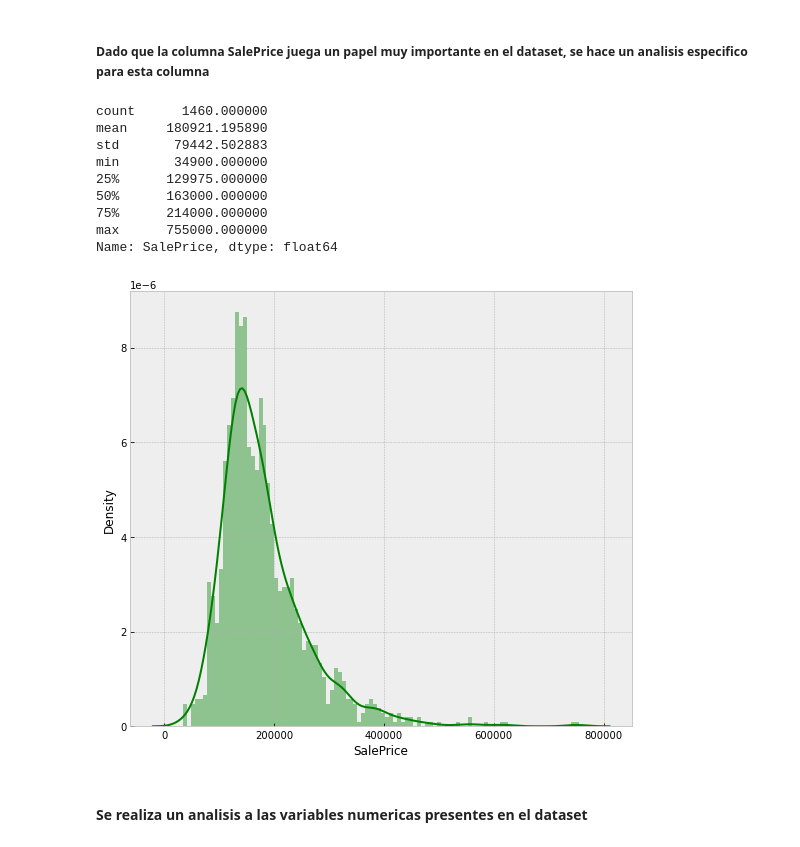
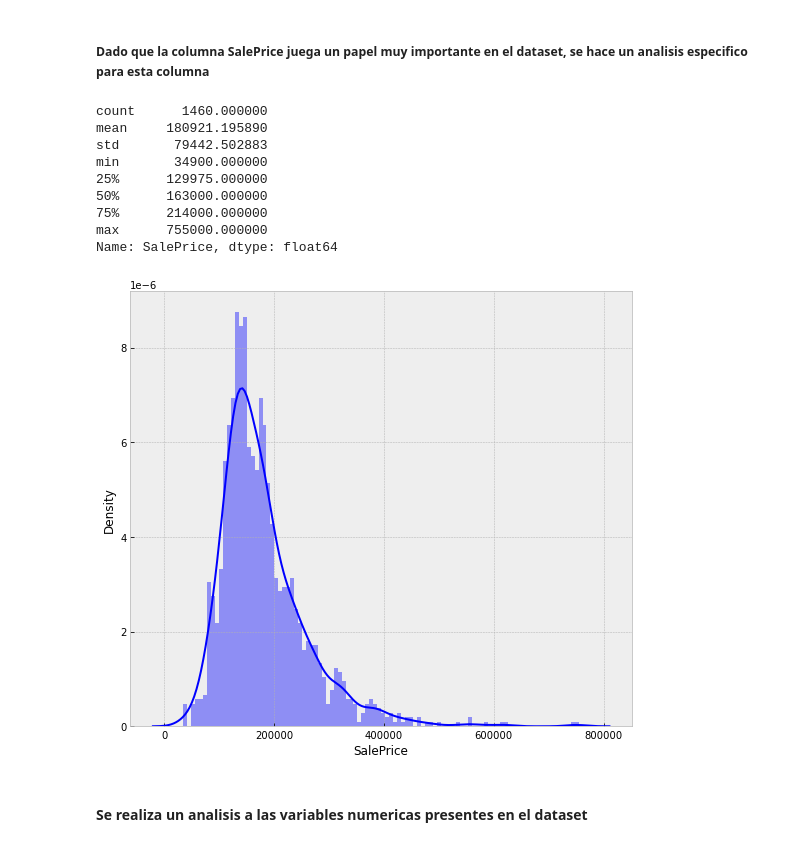
Before and after one commit to HugoSantiago/Proyecto-1-EDA, a Jupyter notebook: Perfilamiento de datos.ipynb, the cells around one changed output. Cells and saved outputs as stored; diff of their text form; code cells hidden in the pictures.

```diff
--- a/Perfilamiento de datos.ipynb
+++ b/Perfilamiento de datos.ipynb
@@ -43,7 +55,7 @@ memory usage: 924.0+ KB
 
 Cabe aclarar que dada la naturaleza de la columna de ID, esta tambien es descartada dentro de este primer filtro
 # %%
-df2 = df[[column for column in df if df[column].count() / len(df) > 0.3]]
+df2 = df[[column for column in df if df[column].count() / len(df) > 0.2]]
 del df2['Id']
 print("Columnas descartadas son:", end=" ")
 for c in df.columns:
@@ -55,20 +67,20 @@ Columnas descartadas son: Id, Alley, PoolQC, Fence, MiscFeature,
 # %% [markdown]
 ##### Dado que la columna SalePrice juega un papel muy importante en el dataset, se hace un analisis especifico para esta columna
 # %%
-print(df['SalePrice'].describe())
+print(df.SalePrice.describe())
 plt.figure(figsize=(9, 8))
-sns.distplot(df['SalePrice'], color='g', bins=100, hist_kws={'alpha': 0.4});
+sns.distplot(df['SalePrice'], color='b', bins=100, hist_kws={'alpha': 0.4});
 # %% [output]
 count      1460.000000
 mean     180921.195890
 std       79442.502883
 min       34900.000000
 25%      129975.000000
 50%      163000.000000
 75%      214000.000000
 max      755000.000000
 Name: SalePrice, dtype: float64
-[figure, old version]
+[figure, new version]
 # %% [markdown]
 #### Se realiza un analisis a las variables numericas presentes en el dataset
 # %%
```
Also changed, not shown: parts of 18 cells of this notebook, 1 other file.
